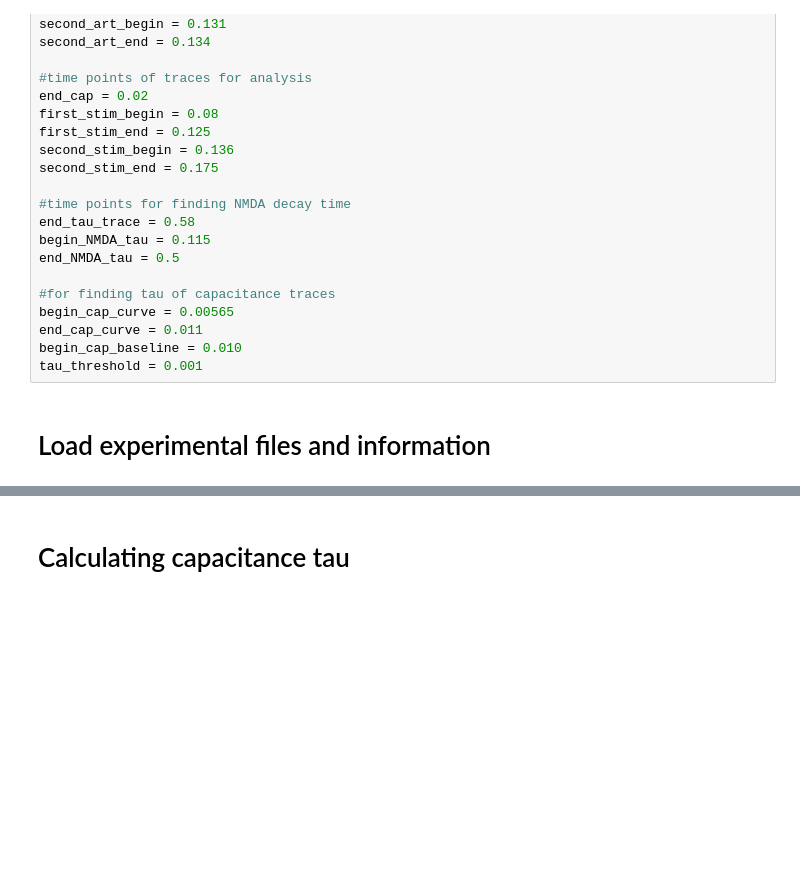
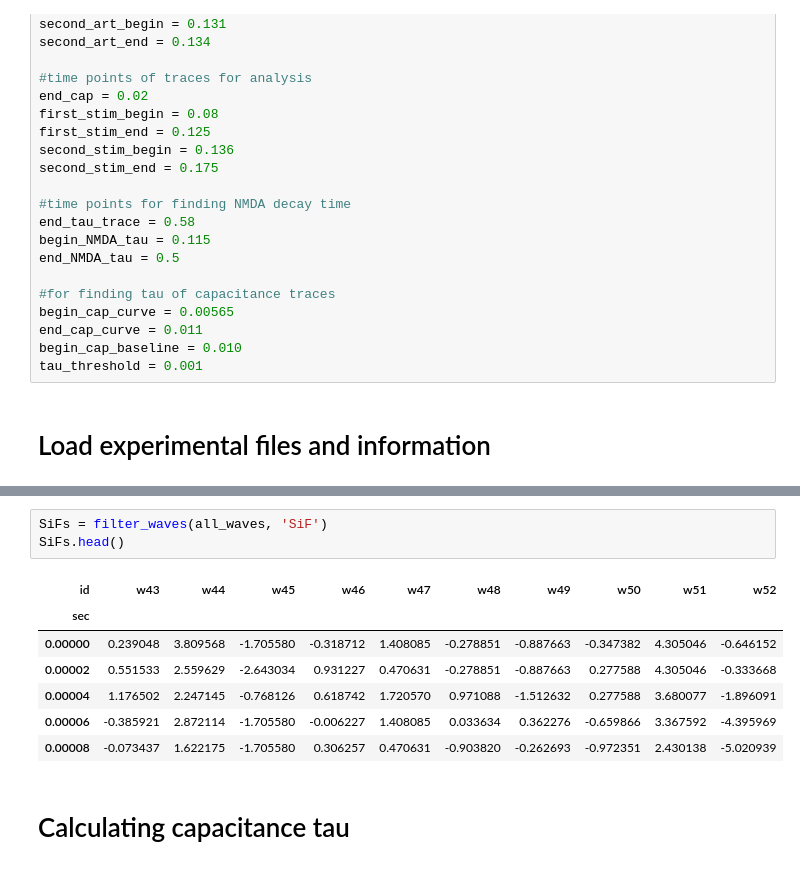
Before and after one commit to yuwie10/ephysAnalysis, a Jupyter notebook: ephysAnalysis2.ipynb, the cells around one changed output, grey strips where cells are left out. Saved outputs shown, nothing was run; the diff lists cells and outputs as text; blank space fills up the shorter version.

```diff
--- a/ephysAnalysis2.ipynb
+++ b/ephysAnalysis2.ipynb
@@ -84,3 +84,14 @@ all_waves.head()
+# %%
+SiFs = filter_waves(all_waves, 'SiF')
+SiFs.head()
+# %% [output]
+| id | w43 | w44 | w45 | w46 | w47 | w48 | w49 | w50 | w51 | w52 |
+| sec |  |  |  |  |  |  |  |  |  |  |
+| 0.00000 | 0.239048 | 3.809568 | -1.705580 | -0.318712 | 1.408085 | -0.278851 | -0.887663 | -0.347382 | 4.305046 | -0.646152 |
+| 0.00002 | 0.551533 | 2.559629 | -2.643034 | 0.931227 | 0.470631 | -0.278851 | -0.887663 | 0.277588 | 4.305046 | -0.333668 |
+| 0.00004 | 1.176502 | 2.247145 | -0.768126 | 0.618742 | 1.720570 | 0.971088 | -1.512632 | 0.277588 | 3.680077 | -1.896091 |
+| 0.00006 | -0.385921 | 2.872114 | -1.705580 | -0.006227 | 1.408085 | 0.033634 | 0.362276 | -0.659866 | 3.367592 | -4.395969 |
+| 0.00008 | -0.073437 | 1.622175 | -1.705580 | 0.306257 | 0.470631 | -0.903820 | -0.262693 | -0.972351 | 2.430138 | -5.020939 |
 # %% [markdown]
 # Calculating capacitance tau
 # %%
```
Also changed, not shown: parts of 3 cells of this notebook, 4 other files.
